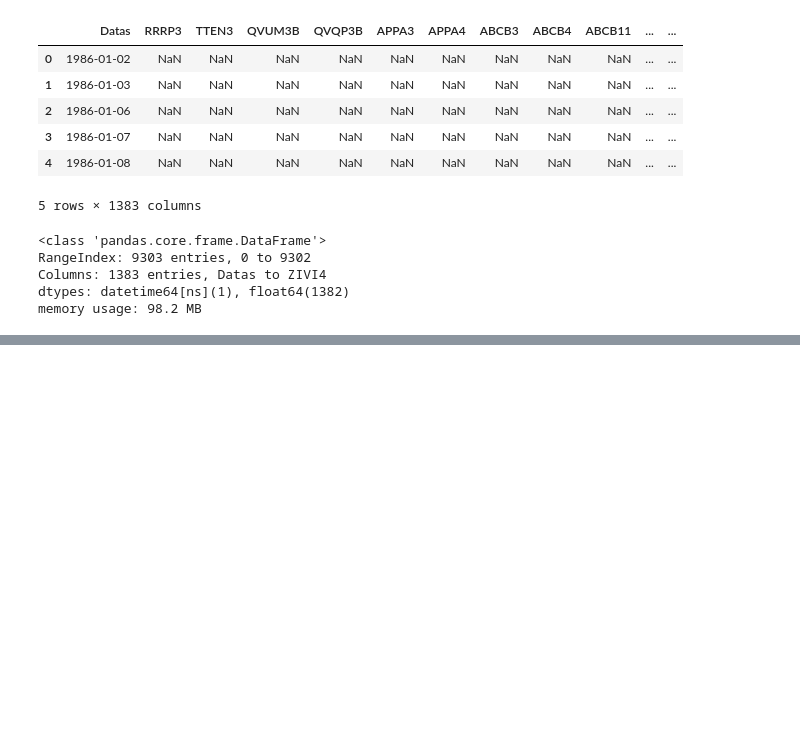
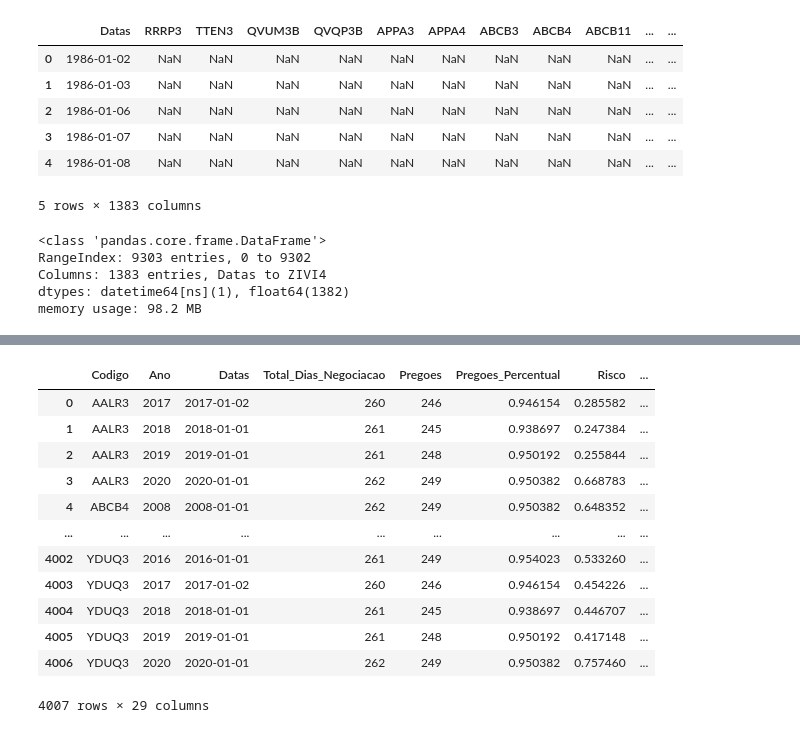
Before and after one commit to andrebarbosa27/lowvolatility, a Jupyter notebook: LowVolatility.ipynb, the cells around one changed output, grey strips where cells are left out. Saved outputs shown, nothing was run; the diff lists cells and outputs as text; code cells hidden in the pictures; blank space fills up the shorter version.

```diff
--- a/LowVolatility.ipynb
+++ b/LowVolatility.ipynb
@@ -99,0 +163,2 @@ negocios['Dias_Negocios'] = negocios.groupby(['Codigo', 'Ano'])['Negocios'].tran
+# %%
+financeiro_2 = financeiro.groupby(['Codigo', 'Ano']).first().reset_index().drop('Financeiro', axis=1)
@@ -99,0 +181,22 @@ negocios['Dias_Negocios'] = negocios.groupby(['Codigo', 'Ano'])['Negocios'].tran
+# %%
+df = long_data_2.merge(negocios_2, on=['Codigo', 'Ano'], how='left')
+# %%
+df = df.merge(financeiro_2, on=['Codigo', 'Ano'], how='left')
+# %%
+df = df.drop(['Total_Dias_Negociacao_y', 'Datas_y', 'Datas'], axis=1).rename(columns={'Datas_x':'Datas', 'Total_Dias_Negociacao_x':'Total_Dias_Negociacao'})
+# %%
+df
+# %% [output]
+|  | Codigo | Ano | Datas | Total_Dias_Negociacao | Pregoes | Pregoes_Percentual | Risco | ... |
+| 0 | AALR3 | 2017 | 2017-01-02 | 260 | 246 | 0.946154 | 0.285582 | ... |
+| 1 | AALR3 | 2018 | 2018-01-01 | 261 | 245 | 0.938697 | 0.247384 | ... |
+| 2 | AALR3 | 2019 | 2019-01-01 | 261 | 248 | 0.950192 | 0.255844 | ... |
+| 3 | AALR3 | 2020 | 2020-01-01 | 262 | 249 | 0.950382 | 0.668783 | ... |
+| 4 | ABCB4 | 2008 | 2008-01-01 | 262 | 249 | 0.950382 | 0.648352 | ... |
+| ... | ... | ... | ... | ... | ... | ... | ... | ... |
+| 4002 | YDUQ3 | 2016 | 2016-01-01 | 261 | 249 | 0.954023 | 0.533260 | ... |
+| 4003 | YDUQ3 | 2017 | 2017-01-02 | 260 | 246 | 0.946154 | 0.454226 | ... |
+| 4004 | YDUQ3 | 2018 | 2018-01-01 | 261 | 245 | 0.938697 | 0.446707 | ... |
+| 4005 | YDUQ3 | 2019 | 2019-01-01 | 261 | 248 | 0.950192 | 0.417148 | ... |
+| 4006 | YDUQ3 | 2020 | 2020-01-01 | 262 | 249 | 0.950382 | 0.757460 | ... |
+4007 rows × 29 columns
```
Also changed, not shown: parts of 32 cells of this notebook.
